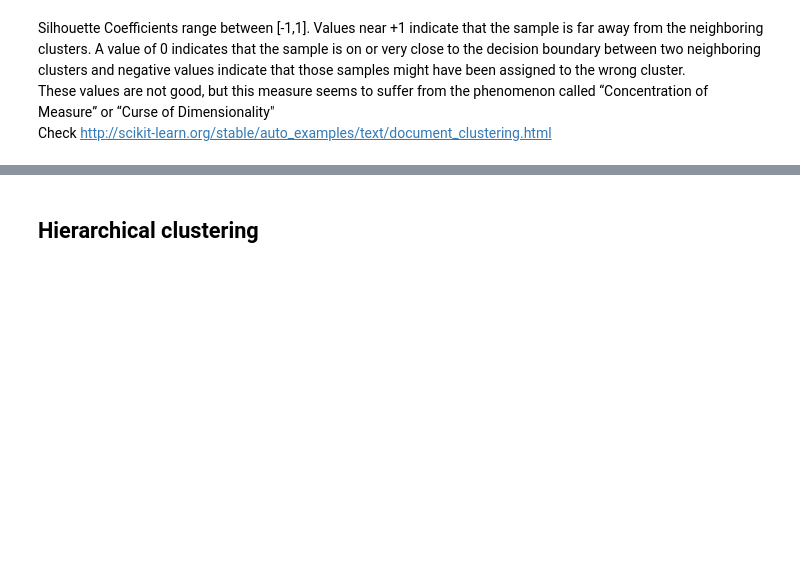
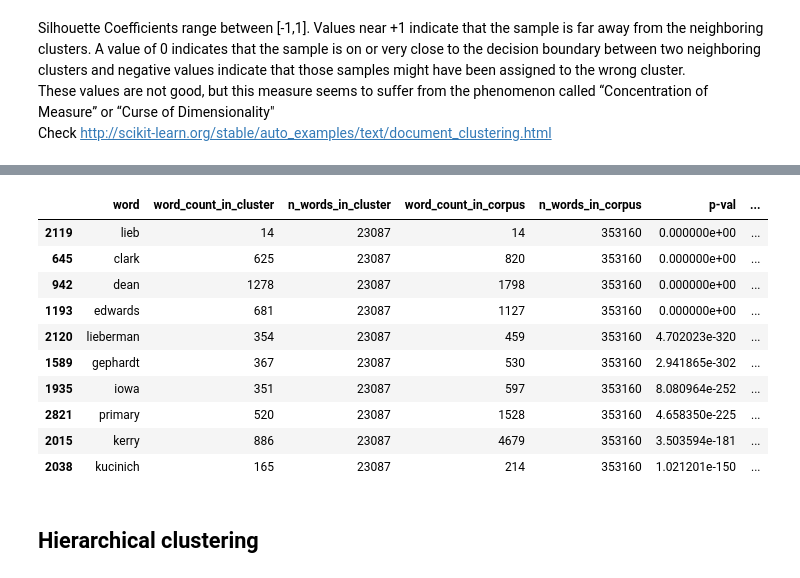
Before and after one commit to vitalv/doc-clustering-topic-modeling, a Jupyter notebook: doc-clustering-topic-modeling.ipynb, the cells around one changed output, grey strips where cells are left out. Cells and saved outputs as stored; diff of their text form; code cells hidden in the pictures; blank space fills up the shorter version.

```diff
--- a/doc-clustering-topic-modeling.ipynb
+++ b/doc-clustering-topic-modeling.ipynb
@@ -227,3 +279,19 @@ Check http://scikit-learn.org/stable/auto_examples/text/document_clustering.html
+# %%
+cl1_doc_idxs = [c[0] for c in enumerate(clusters) if c[1] == 1]
+cluster1_enrichment = enrich(DTM, cl1_doc_idxs, N)
+HTML(cluster1_enrichment.to_html())
+# %% [output]
+|  | word | word_count_in_cluster | n_words_in_cluster | word_count_in_corpus | n_words_in_corpus | p-val | ... |
+| 2119 | lieb | 14 | 23087 | 14 | 353160 | 0.000000e+00 | ... |
+| 645 | clark | 625 | 23087 | 820 | 353160 | 0.000000e+00 | ... |
+| 942 | dean | 1278 | 23087 | 1798 | 353160 | 0.000000e+00 | ... |
+| 1193 | edwards | 681 | 23087 | 1127 | 353160 | 0.000000e+00 | ... |
+| 2120 | lieberman | 354 | 23087 | 459 | 353160 | 4.702023e-320 | ... |
+| 1589 | gephardt | 367 | 23087 | 530 | 353160 | 2.941865e-302 | ... |
+| 1935 | iowa | 351 | 23087 | 597 | 353160 | 8.080964e-252 | ... |
+| 2821 | primary | 520 | 23087 | 1528 | 353160 | 4.658350e-225 | ... |
+| 2015 | kerry | 886 | 23087 | 4679 | 353160 | 3.503594e-181 | ... |
+| 2038 | kucinich | 165 | 23087 | 214 | 353160 | 1.021201e-150 | ... |
 # %% [markdown]
 ## Hierarchical clustering
 # %%
```
Also changed, not shown: parts of 24 cells of this notebook, 5 other files.
